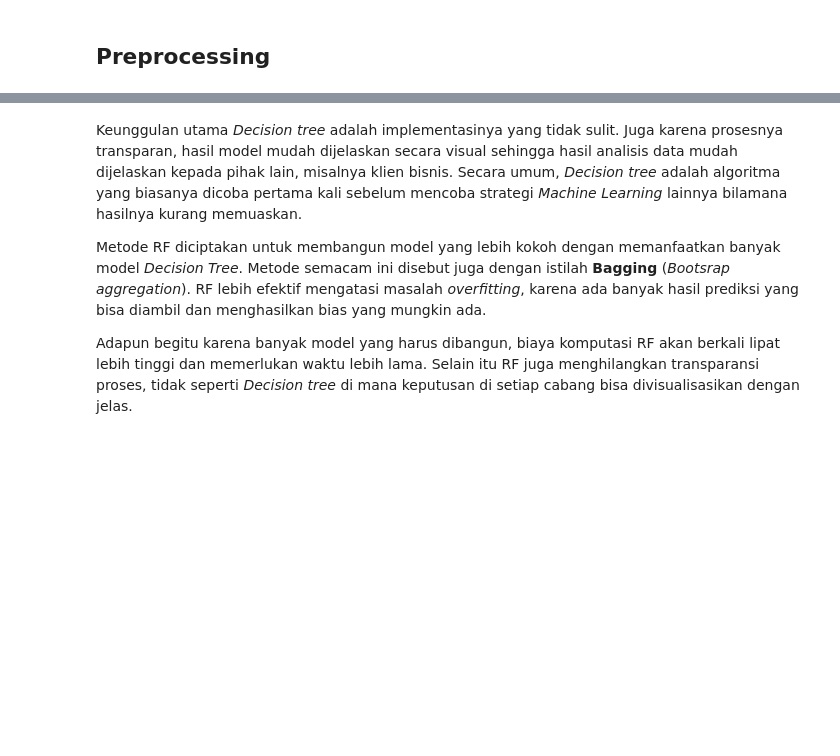
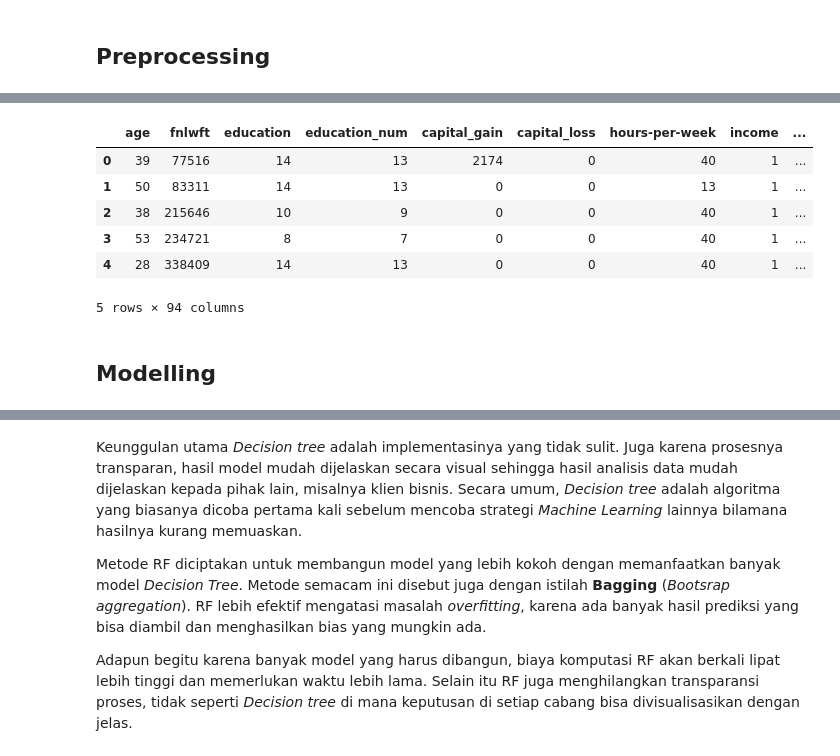
Before and after one commit to zeinhasan/Introduction-to-Data-Mining-Course-Material, a Jupyter notebook: Week 10/Pertemuan 10 Classification Random Forest .ipynb, the cells around one changed output, grey strips where cells are left out. Drawn from its saved outputs; the diff is of its cells as text; code cells hidden in the pictures; blank space fills up the shorter version.

```diff
--- a/Week 10/Pertemuan 10 Classification Random Forest .ipynb
+++ b/Week 10/Pertemuan 10 Classification Random Forest .ipynb
@@ -235,0 +194,4 @@ y = df['income']
+# %%
+categorical_cols = [cname for cname in df.columns if df[cname].dtype == "object"]
+# Check categorical columns
+categorical_cols
@@ -235,0 +206,12 @@ y = df['income']
+# %%
+# One hot encoding for categorical columns
+OR_encoder = OneHotEncoder()
+# Fit and transform the categorical columns
+df_cat_encoded = OR_encoder.fit_transform(df[categorical_cols])
+# Assign to dfframe
+df_cat_encoded = pd.DataFrame(df_cat_encoded.toarray(), columns=OR_encoder.get_feature_names_out(categorical_cols))
+# %%
+# Define numerical columns
+numerical_cols = [cname for cname in df.columns if df[cname].dtype in ['int64', 'float64']]
+# Checking the numerical columns
+numerical_cols
@@ -235,0 +227,14 @@ y = df['income']
+# %%
+# Joining the numerical and categorical dfframes
+df_encoded = pd.concat([df[numerical_cols], df_cat_encoded], axis=1)
+
+# Check the result
+df_encoded.head()
+# %% [output]
+|  | age | fnlwft | education | education_num | capital_gain | capital_loss | hours-per-week | income | ... |
+| 0 | 39 | 77516 | 14 | 13 | 2174 | 0 | 40 | 1 | ... |
+| 1 | 50 | 83311 | 14 | 13 | 0 | 0 | 13 | 1 | ... |
+| 2 | 38 | 215646 | 10 | 9 | 0 | 0 | 40 | 1 | ... |
+| 3 | 53 | 234721 | 8 | 7 | 0 | 0 | 40 | 1 | ... |
+| 4 | 28 | 338409 | 14 | 13 | 0 | 0 | 40 | 1 | ... |
+5 rows × 94 columns
@@ -236 +244,3 @@ y = df['income']
+# %% [markdown]
+## Modelling
 # %%
```
Also changed, not shown: parts of 21 cells of this notebook, 1 other file.
